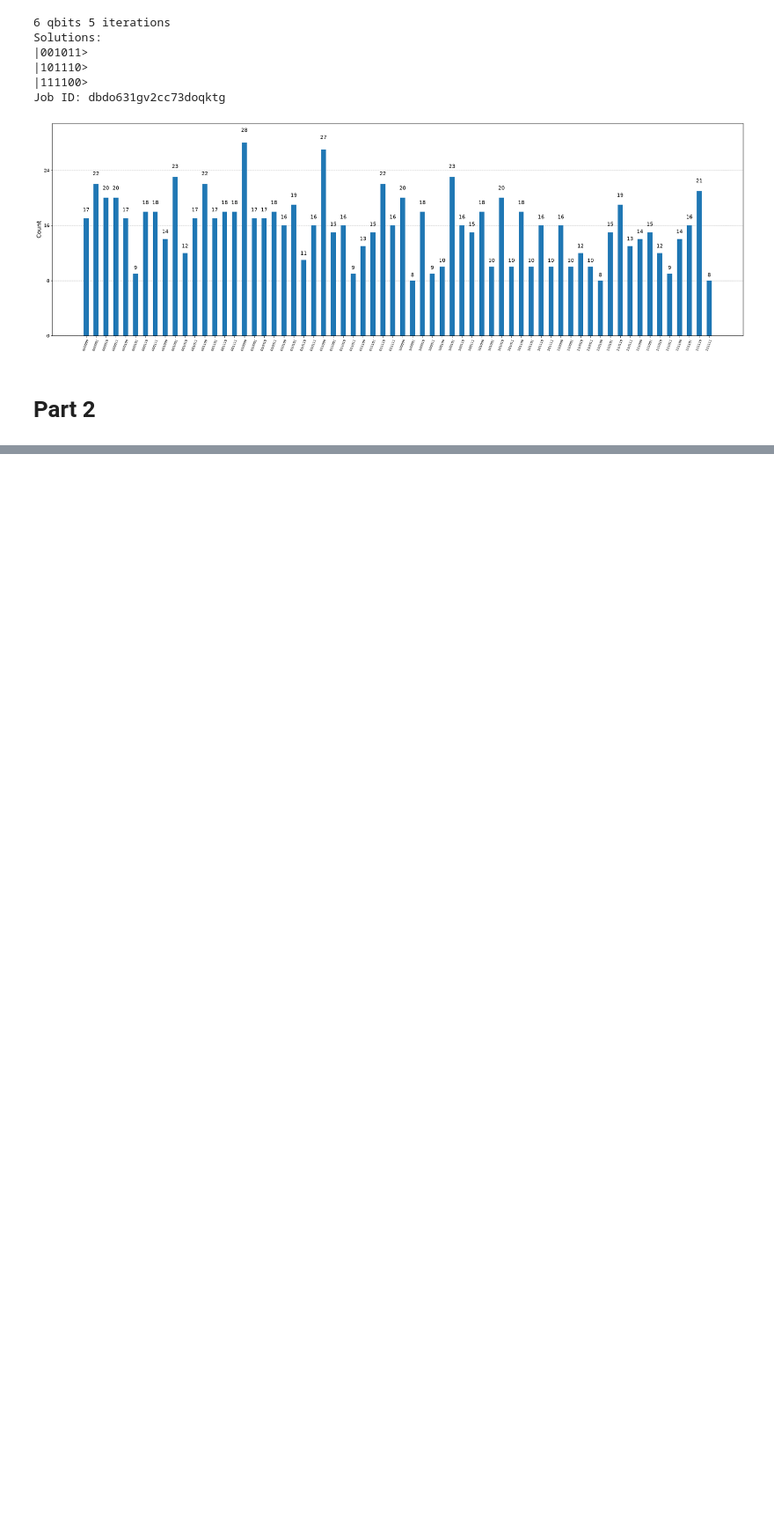
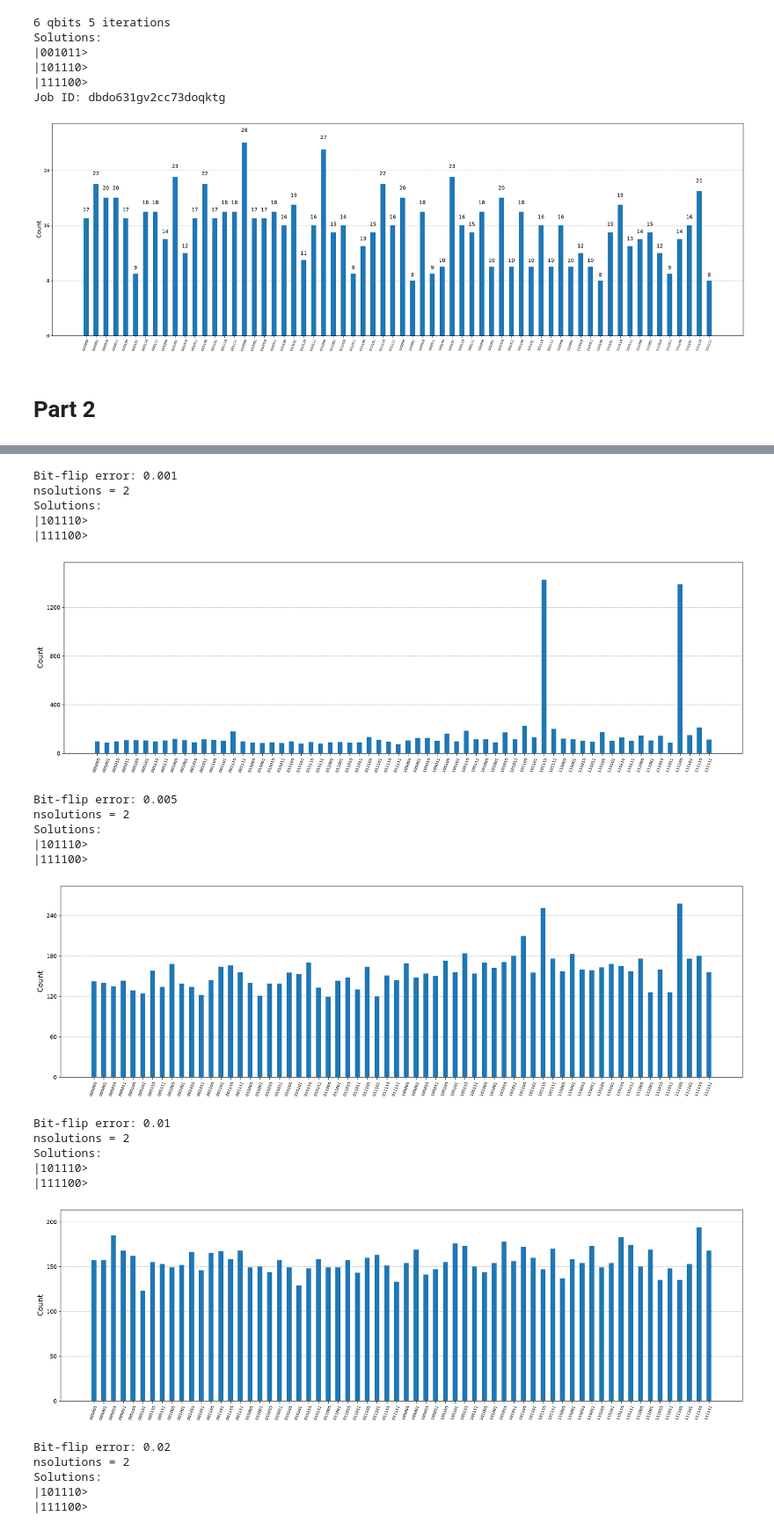
Before and after one commit to KingCobra021/Quantum-A1, a Jupyter notebook: A1.ipynb, the cells around one changed output, grey strips where cells are left out. Shown at 88% size. Drawn from its saved outputs; the diff is of its cells as text; code cells hidden in the pictures; blank space fills up the shorter version.

```diff
--- a/A1.ipynb
+++ b/A1.ipynb
@@ -744,0 +900,29 @@ Job ID: dbdo631gv2cc73doqktg
+# %%
+for p_gate in [0.001, 0.005, 0.01, 0.02, 0.05]:
+    print(f"Bit-flip error: {p_gate}")
+
+    counts = noisy_grover(n=6, iterations=2,p_gate=p_gate,p_meas=0.01)
+# %% [output]
+Bit-flip error: 0.001
+nsolutions = 2
+Solutions:
+|101110>
+|111100>
+[figure, added]
+Bit-flip error: 0.005
+nsolutions = 2
+Solutions:
+|101110>
+|111100>
+[figure, added]
+Bit-flip error: 0.01
+nsolutions = 2
+Solutions:
+|101110>
+|111100>
+[figure, added]
+Bit-flip error: 0.02
+nsolutions = 2
+Solutions:
+|101110>
+|111100>
```
Also changed, not shown: parts of 12 cells of this notebook.
